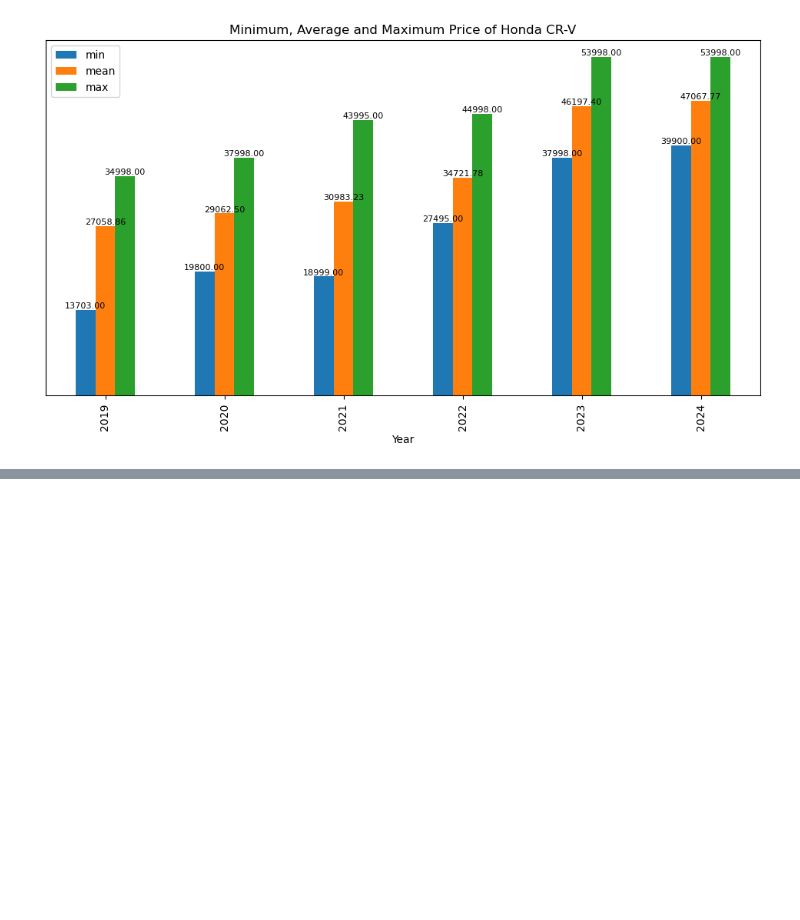
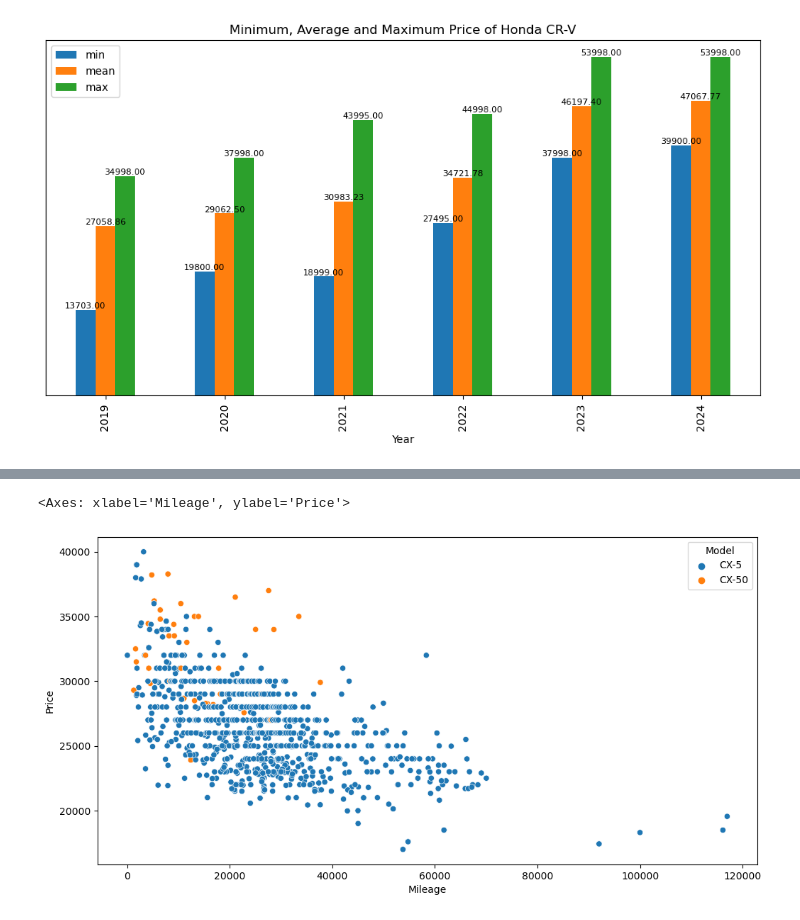
Before and after one commit to lfigil/car_scraper, a Jupyter notebook: car_analysis.ipynb, the cells around one changed output, grey strips where cells are left out. Cells and saved outputs as stored; diff of their text form; code cells hidden in the pictures; blank space fills up the shorter version.

Commit message:
Cleaning done

```diff
--- a/car_analysis.ipynb
+++ b/car_analysis.ipynb
@@ -846,0 +1003,3 @@ honda_filtered.to_csv("honda_filtered.csv", index=False)
+# %%
+mazda_clean_df = pd.read_csv("/home/lfigil/Documents/car_scraper/car_dataset_original/mazda_df_clean.csv")
+mazda_clean_df
@@ -846,0 +1035,2 @@ honda_filtered.to_csv("honda_filtered.csv", index=False)
+# %%
+mazda_clean_df = mazda_clean_df.dropna(subset=['Price', 'Mileage'])
@@ -846,0 +1052,6 @@ honda_filtered.to_csv("honda_filtered.csv", index=False)
+# %%
+plt.figure(figsize=(12, 6))
+sns.scatterplot(data=mazda_clean_df, x='Mileage', y='Price', hue='Model')
+# %% [output]
+<Axes: xlabel='Mileage', ylabel='Price'>
+[figure, added]
```
Also changed, not shown: parts of 32 cells of this notebook, 7 other files.
